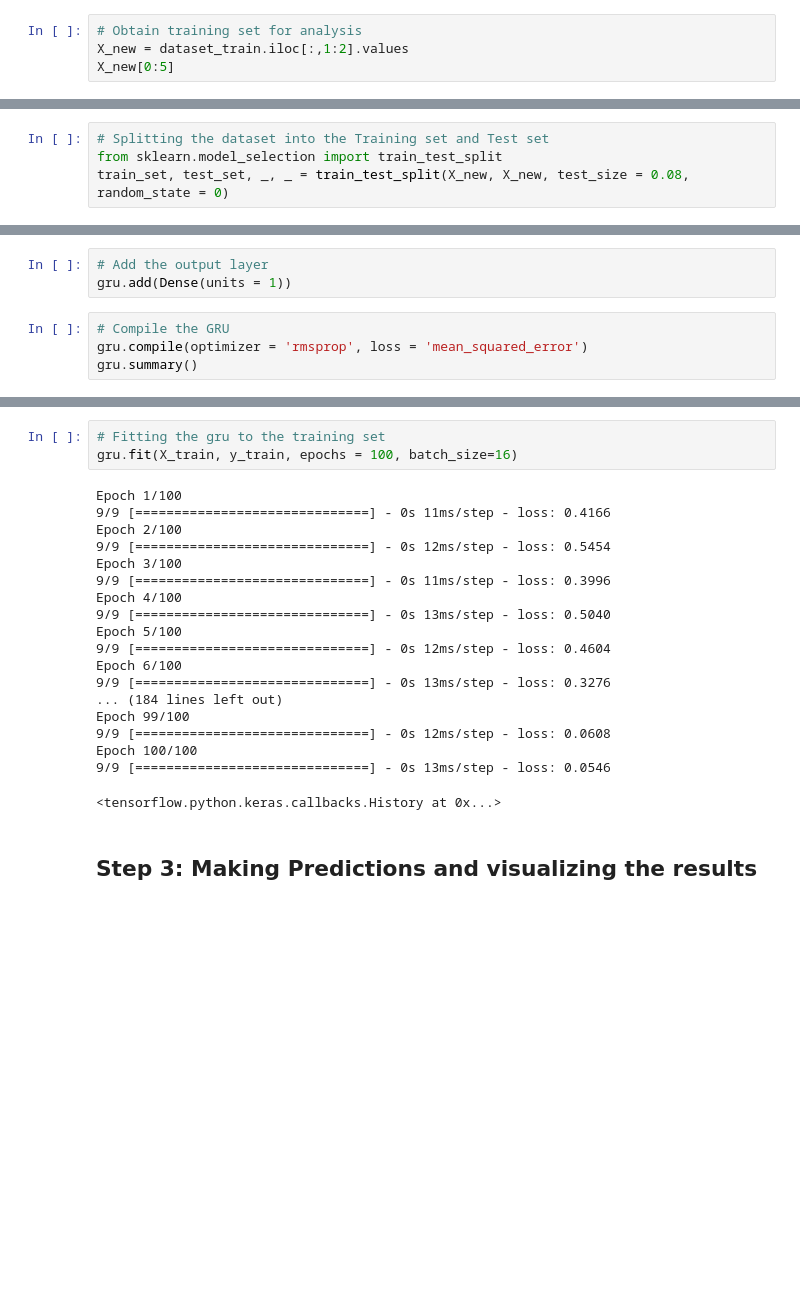
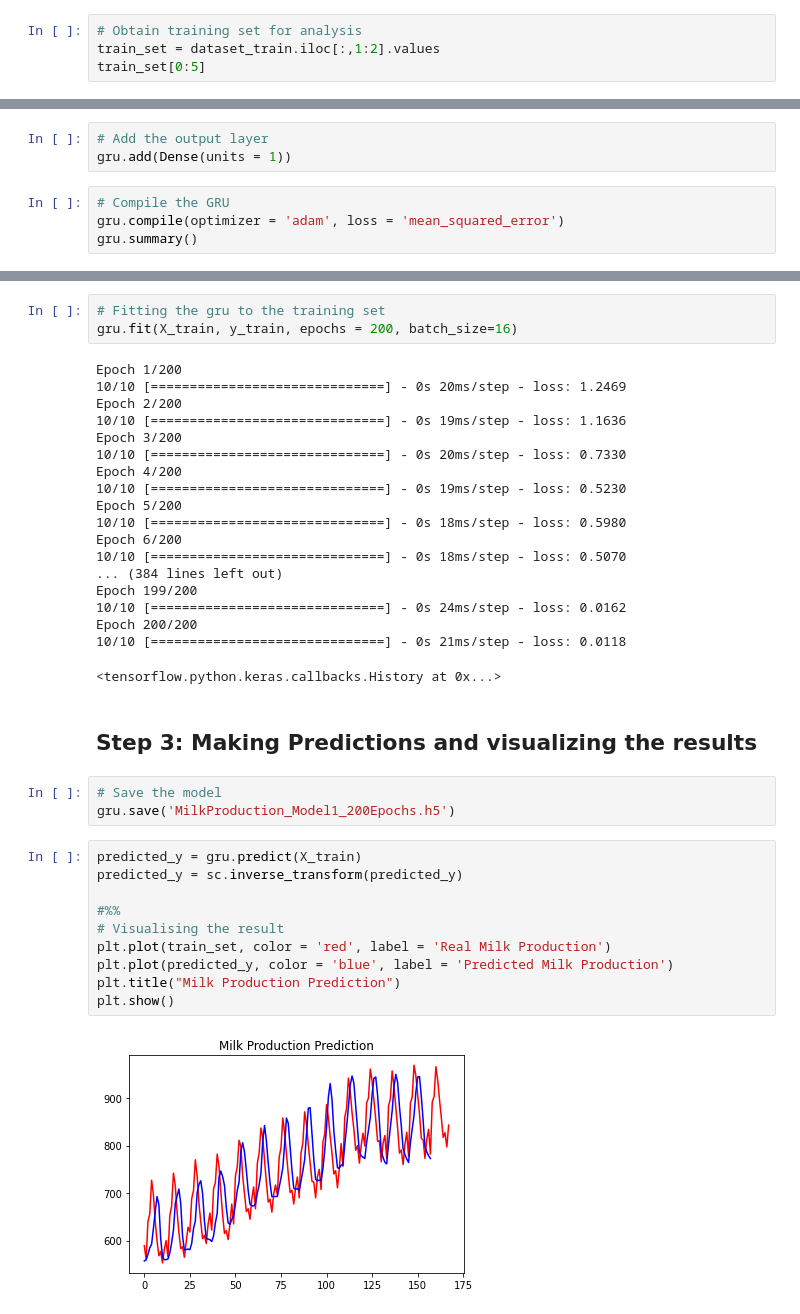
Before and after one commit to obeabi/DeepLearning, a Jupyter notebook: Main_Milk.ipynb, the cells around one changed output, grey strips where cells are left out. Drawn from its saved outputs; the diff is of its cells as text; blank space fills up the shorter version.

```diff
--- a/Main_Milk.ipynb
+++ b/Main_Milk.ipynb
@@ -117,18 +97,14 @@ dataset_train.head()
 | 4 | 1962-05-01 | 727.0 |
 # %%
 # Obtain training set for analysis
-X_new = dataset_train.iloc[:,1:2].values
-X_new[0:5]
+train_set = dataset_train.iloc[:,1:2].values
+train_set[0:5]
 # %% [output]
 array([[589.],
        [561.],
        [640.],
        [656.],
        [727.]])
-# %%
-# Splitting the dataset into the Training set and Test set
-from sklearn.model_selection import train_test_split
-train_set, test_set, _, _ = train_test_split(X_new, X_new, test_size = 0.08, random_state = 0)
 # %%
 # Feature scaling by normalization
 from sklearn.preprocessing import MinMaxScaler
@@ -256,6 +194,6 @@ gru.add(Dropout((0.2)))
 gru.add(Dense(units = 1))
 # %%
 # Compile the GRU
-gru.compile(optimizer = 'rmsprop', loss = 'mean_squared_error')
+gru.compile(optimizer = 'adam', loss = 'mean_squared_error')
 gru.summary()
 # %% [output]
@@ -278,25 +216,40 @@ Non-trainable params: 400
 _________________________________________________________________
 # %%
 # Fitting the gru to the training set
-gru.fit(X_train, y_train, epochs = 100, batch_size=16)
+gru.fit(X_train, y_train, epochs = 200, batch_size=16)
 # %% [output]
-Epoch 1/100
-9/9 [==============================] - 0s 11ms/step - loss: 0.4166
-Epoch 2/100
-9/9 [==============================] - 0s 12ms/step - loss: 0.5454
-Epoch 3/100
-9/9 [==============================] - 0s 11ms/step - loss: 0.3996
-Epoch 4/100
-9/9 [==============================] - 0s 13ms/step - loss: 0.5040
-Epoch 5/100
-9/9 [==============================] - 0s 12ms/step - loss: 0.4604
-Epoch 6/100
-9/9 [==============================] - 0s 13ms/step - loss: 0.3276
-... (184 lines left out)
-Epoch 99/100
-9/9 [==============================] - 0s 12ms/step - loss: 0.0608
-Epoch 100/100
-9/9 [==============================] - 0s 13ms/step - loss: 0.0546
+Epoch 1/200
+10/10 [==============================] - 0s 20ms/step - loss: 1.2469
+Epoch 2/200
+10/10 [==============================] - 0s 19ms/step - loss: 1.1636
+Epoch 3/200
+10/10 [==============================] - 0s 20ms/step - loss: 0.7330
+Epoch 4/200
+10/10 [==============================] - 0s 19ms/step - loss: 0.5230
+Epoch 5/200
+10/10 [==============================] - 0s 18ms/step - loss: 0.5980
+Epoch 6/200
+10/10 [==============================] - 0s 18ms/step - loss: 0.5070
+... (384 lines left out)
+Epoch 199/200
+10/10 [==============================] - 0s 24ms/step - loss: 0.0162
+Epoch 200/200
+10/10 [==============================] - 0s 21ms/step - loss: 0.0118
 <tensorflow.python.keras.callbacks.History at 0x...>
 # %% [markdown]
 ## Step 3: Making Predictions and visualizing the results
+# %%
+# Save the model
+gru.save('MilkProduction_Model1_200Epochs.h5')
+# %%
+predicted_y = gru.predict(X_train)
+predicted_y = sc.inverse_transform(predicted_y)
+
+#%%
+# Visualising the result
+plt.plot(train_set, color = 'red', label = 'Real Milk Production')
+plt.plot(predicted_y, color = 'blue', label = 'Predicted Milk Production')
+plt.title("Milk Production Prediction")
+plt.show()
+# %% [output]
+[figure, added]
```
Also changed, not shown: parts of 10 cells of this notebook.
